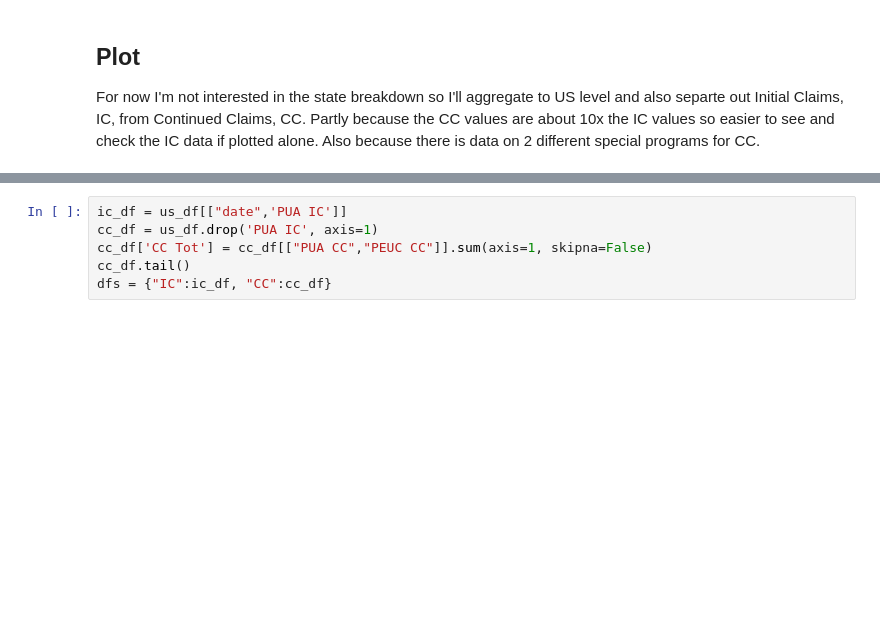
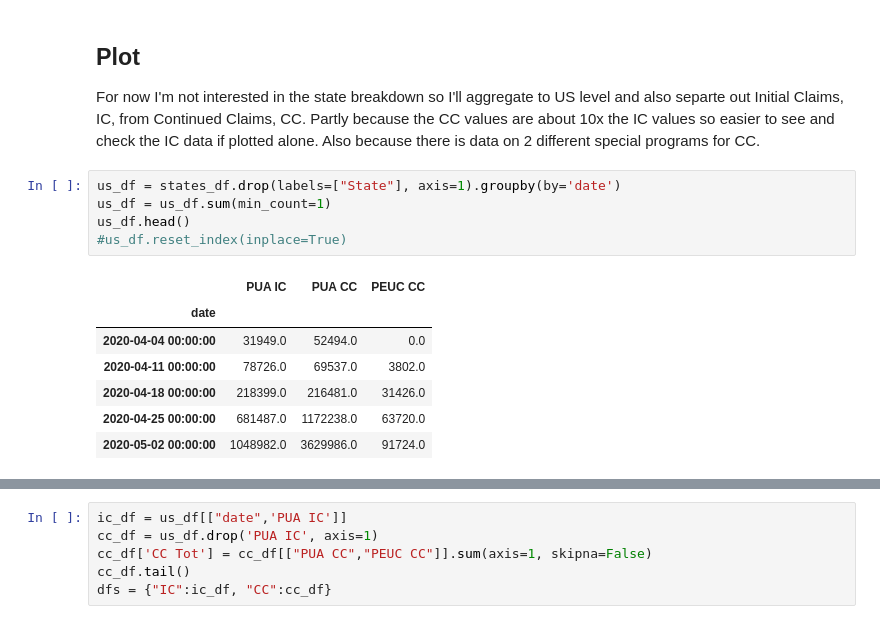
Before and after one commit to jhmuller/job-forecasting, a Jupyter notebook: _notebooks/weekly_claims.ipynb, the cells around one changed output, grey strips where cells are left out. Saved outputs shown, nothing was run; the diff lists cells and outputs as text; blank space fills up the shorter version.

```diff
--- a/_notebooks/weekly_claims.ipynb
+++ b/_notebooks/weekly_claims.ipynb
@@ -159,6 +191,19 @@ For now I'm not interested in the state breakdown so I'll aggregate to US level
 and also separte out Initial Claims, IC, from Continued Claims, CC.
 Partly because the CC values are about 10x the IC values so easier to see and check the IC data if plotted alone.
 Also because there is data on 2 different special programs for CC.
+# %%
+us_df = states_df.drop(labels=["State"], axis=1).groupby(by='date')
+us_df = us_df.sum(min_count=1)
+us_df.head()
+#us_df.reset_index(inplace=True)
+# %% [output]
+|  | PUA IC | PUA CC | PEUC CC |
+| date |  |  |  |
+| 2020-04-04 00:00:00 | 31949.0 | 52494.0 | 0.0 |
+| 2020-04-11 00:00:00 | 78726.0 | 69537.0 | 3802.0 |
+| 2020-04-18 00:00:00 | 218399.0 | 216481.0 | 31426.0 |
+| 2020-04-25 00:00:00 | 681487.0 | 1172238.0 | 63720.0 |
+| 2020-05-02 00:00:00 | 1048982.0 | 3629986.0 | 91724.0 |
 # %%
 us_df = states_df.drop(labels=["State"], axis=1).groupby(by='date')
 us_df = us_df.sum(min_count=1)
```
Also changed, not shown: parts of 9 cells of this notebook, 7 other files.
